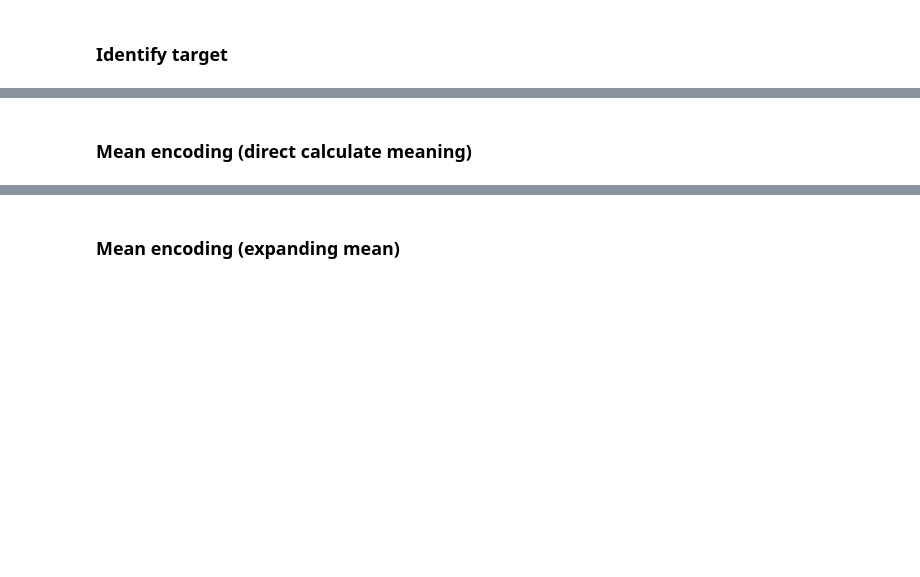
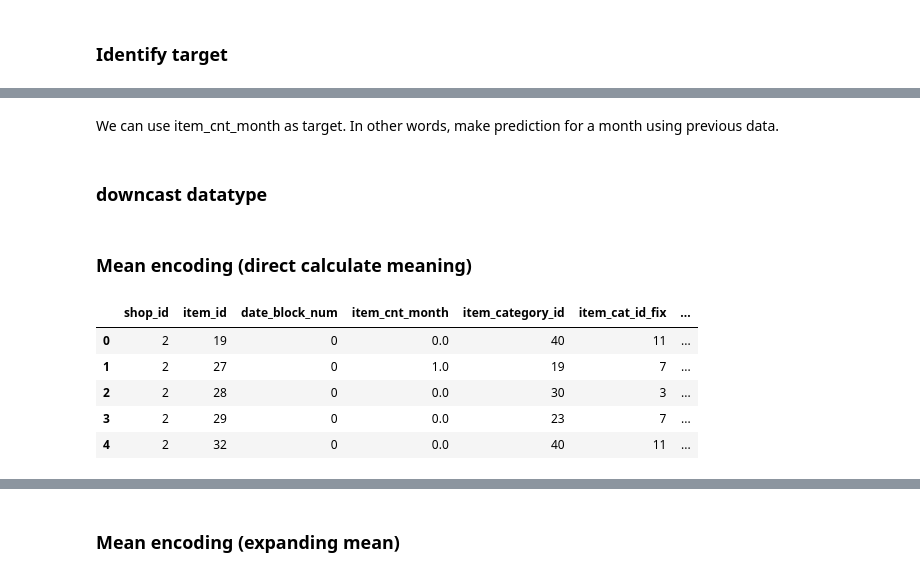
Before and after one commit to FluffyFu/coursera_win_ds_competition, a Jupyter notebook: final_project/code/Lagged_feature.ipynb, the cells around one changed output, grey strips where cells are left out. Drawn from its saved outputs; the diff is of its cells as text; code cells hidden in the pictures; blank space fills up the shorter version.

Commit message:
Use current month cnt as target. Use lag mean enconding.

```diff
--- a/final_project/code/Lagged_feature.ipynb
+++ b/final_project/code/Lagged_feature.ipynb
@@ -237,4 +316,4 @@ from sklearn import preprocessing
 lb = preprocessing.LabelEncoder()
 
 item_cat['item_cat_id_fix'] = lb.fit_transform(l_cat)
-train = train.merge(item_cat[['item_cat_id_fix', 'item_category_id']], on = ['item_category_id'], how = 'left')
+all_data = all_data.merge(item_cat[['item_cat_id_fix', 'item_category_id']], on = ['item_category_id'], how = 'left')
@@ -281,10 +331,9 @@ train_car.shape
 # %%
 %%time
 lags = [1, 2, 3]
-lag_cols = ['item_cnt_month', 'item_cnt_mean']
+lag_cols = ['item_cnt_month']
 
 for col in lag_cols:
     for lag in lags:
-        train_car[col +'_lag_' + str(lag)] = train_car.sort_values('date_block_num')\
-        .groupby(['shop_id', 'item_id'])[col].shift(lag)
+        all_data = create_lag_feat(all_data, col, lag, col+'_lag_'+str(lag))
 # %% [output]
@@ -324,6 +371,6 @@ Wall time: 1min 15s
 # %% [markdown]
 ### Add month feature
 # %%
-train_car['month'] = train_car['date_block_num'] % 12
+all_data['month'] = all_data['date_block_num'] % 12
 # %% [markdown]
 ### Identify target
@@ -354,4 +377,19 @@ df_test = pd.merge(test, train_lk[train_lk.date_block_num == 33], how='left', on
+# %% [markdown]
+We can use item_cnt_month as target. In other words, make prediction for a month using previous data.
+# %% [markdown]
+### downcast datatype
+# %%
+all_data = downcast_dtypes(all_data)
 # %% [markdown]
 ### Mean encoding (direct calculate meaning)
+# %%
+all_data.head()
+# %% [output]
+|  | shop_id | item_id | date_block_num | item_cnt_month | item_category_id | item_cat_id_fix | ... |
+| 0 | 2 | 19 | 0 | 0.0 | 40 | 11 | ... |
+| 1 | 2 | 27 | 0 | 1.0 | 19 | 7 | ... |
+| 2 | 2 | 28 | 0 | 0.0 | 30 | 3 | ... |
+| 3 | 2 | 29 | 0 | 0.0 | 23 | 7 | ... |
+| 4 | 2 | 32 | 0 | 0.0 | 40 | 11 | ... |
 # %%
 %%time
```
Also changed, not shown: parts of 35 cells of this notebook, 9 other files.
